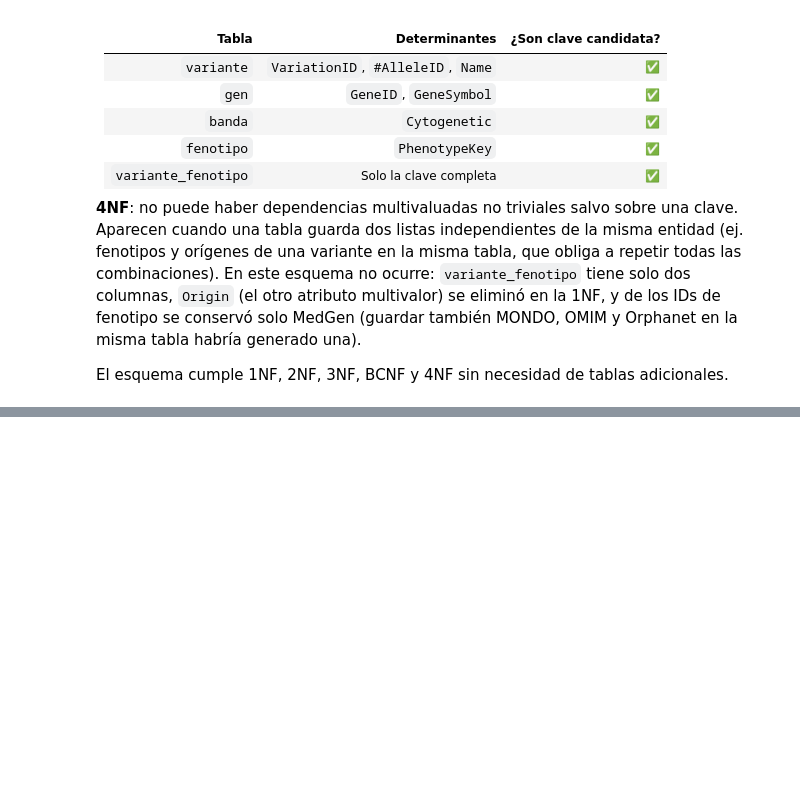
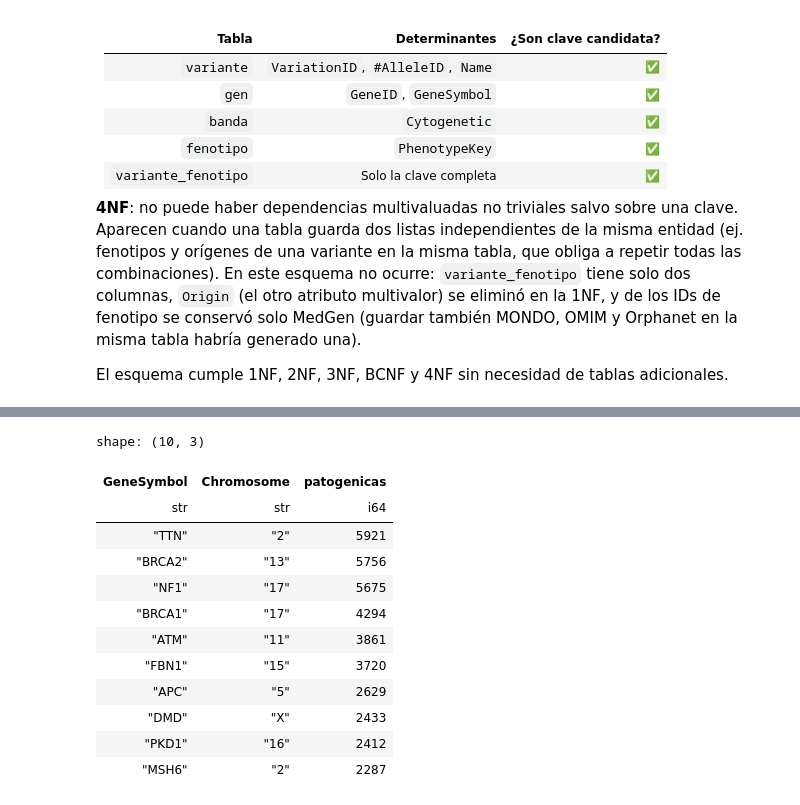
Before and after one commit to yakdudi12/IID, a Jupyter notebook: notebooks/TrabajoFinal_IID.ipynb, the cells around one changed output, grey strips where cells are left out. Saved outputs shown, nothing was run; the diff lists cells and outputs as text; code cells hidden in the pictures; blank space fills up the shorter version.

```diff
--- a/notebooks/TrabajoFinal_IID.ipynb
+++ b/notebooks/TrabajoFinal_IID.ipynb
@@ -680,0 +776,25 @@ El esquema cumple 1NF, 2NF, 3NF, BCNF y 4NF sin necesidad de tablas adicionales.
+# %%
+# Consulta de prueba: genes con más variantes patogénicas (une las 3 tablas principales)
+pl.read_database(
+    """SELECT g.GeneSymbol, b.Chromosome, COUNT(*) AS patogenicas
+       FROM variante v
+       JOIN gen   g USING (GeneID)
+       JOIN banda b USING (Cytogenetic)
+       WHERE v.ClinicalSignificance IN ('Pathogenic', 'Likely pathogenic', 'Pathogenic/Likely pathogenic')
+       GROUP BY g.GeneSymbol, b.Chromosome
+       ORDER BY patogenicas DESC
+       LIMIT 10""", con)
+# %% [output]
+shape: (10, 3)
+| GeneSymbol | Chromosome | patogenicas |
+| str | str | i64 |
+| "TTN" | "2" | 5921 |
+| "BRCA2" | "13" | 5756 |
+| "NF1" | "17" | 5675 |
+| "BRCA1" | "17" | 4294 |
+| "ATM" | "11" | 3861 |
+| "FBN1" | "15" | 3720 |
+| "APC" | "5" | 2629 |
+| "DMD" | "X" | 2433 |
+| "PKD1" | "16" | 2412 |
+| "MSH6" | "2" | 2287 |
```
Also changed, not shown: parts of 8 cells of this notebook, 1 other file.
